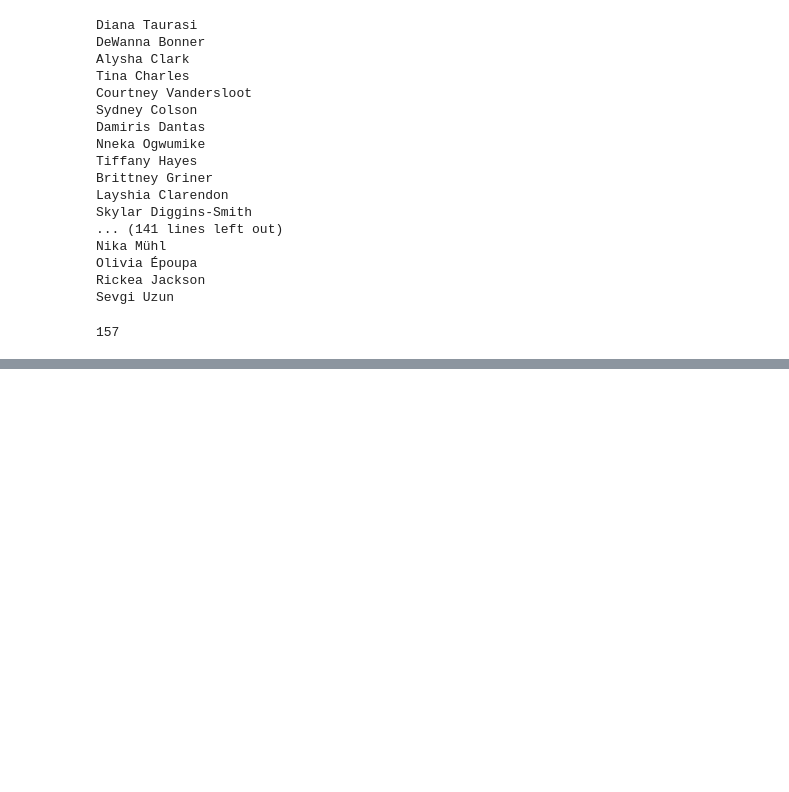
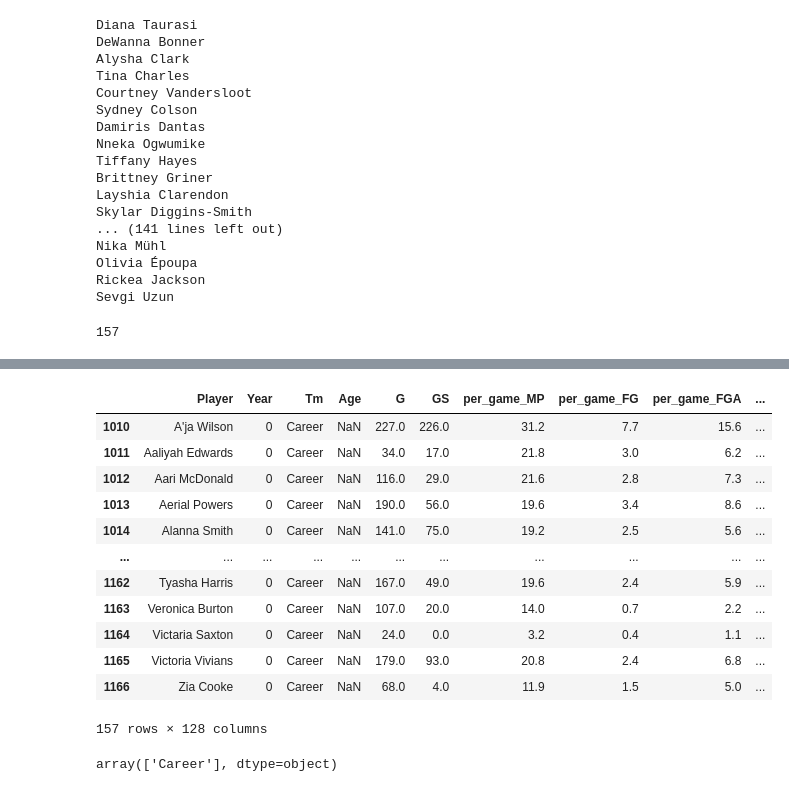
Before and after one commit to colterwood/LHL-final-final-project, a Jupyter notebook: notebooks/player_data.ipynb, the cells around one changed output, grey strips where cells are left out. Cells and saved outputs as stored; diff of their text form; code cells hidden in the pictures; blank space fills up the shorter version.

```diff
--- a/notebooks/player_data.ipynb
+++ b/notebooks/player_data.ipynb
@@ -472,0 +448,3 @@ print(df["Player"].nunique())
+# %%
+# Drop rows where 'G' contains the phrase 'Did Not Play'
+df = df[~df['G'].astype(str).str.contains('Did Not Play', na=False)]
@@ -472,0 +484,17 @@ print(df["Player"].nunique())
+# %%
+# Drop all Unnamed columns now that they're confirmed empty
+df = df.drop(columns=[
+    'per_game_Unnamed: 29',
+    'per_poss_Unnamed: 27',
+    'advanced_Unnamed: 17',
+    'shooting_Unnamed: 7_level_1',
+    'shooting_Unnamed: 14_level_1',
+    'shooting_Unnamed: 21_level_1',
+    'shooting_Unnamed: 24_level_1',
+    'shooting_Unnamed: 27_level_1',
+    'shooting_Unnamed: 30_level_1'
+])
+# %%
+# Check columns and dtypes
+for col, dtype in df.dtypes.items():
+    print(f"{col}: {dtype}")
@@ -472,0 +537,13 @@ print(df["Player"].nunique())
+# %%
+# Columns to exclude from conversion
+exclude = {"Player", "Tm", "per_game_Awards"}
+
+# Loop through and convert if column is not in the exclude list
+for col in df.columns:
+    if df[col].dtype == "object" and col not in exclude:
+        df[col] = pd.to_numeric(df[col], errors="coerce")
+
+# Check for non-numeric
+for col, dtype in df.dtypes.items():
+    if dtype != "float64":
+        print(f"{col}: {dtype}")
@@ -492,0 +660,21 @@ print(df.duplicated().sum())
+# %%
+# Check rows where Age is null
+df[df["Age"].isna()]
+# %% [output]
+|  | Player | Year | Tm | Age | G | GS | per_game_MP | per_game_FG | per_game_FGA | ... |
+| 1010 | A'ja Wilson | 0 | Career | NaN | 227.0 | 226.0 | 31.2 | 7.7 | 15.6 | ... |
+| 1011 | Aaliyah Edwards | 0 | Career | NaN | 34.0 | 17.0 | 21.8 | 3.0 | 6.2 | ... |
+| 1012 | Aari McDonald | 0 | Career | NaN | 116.0 | 29.0 | 21.6 | 2.8 | 7.3 | ... |
+| 1013 | Aerial Powers | 0 | Career | NaN | 190.0 | 56.0 | 19.6 | 3.4 | 8.6 | ... |
+| 1014 | Alanna Smith | 0 | Career | NaN | 141.0 | 75.0 | 19.2 | 2.5 | 5.6 | ... |
+| ... | ... | ... | ... | ... | ... | ... | ... | ... | ... | ... |
+| 1162 | Tyasha Harris | 0 | Career | NaN | 167.0 | 49.0 | 19.6 | 2.4 | 5.9 | ... |
+| 1163 | Veronica Burton | 0 | Career | NaN | 107.0 | 20.0 | 14.0 | 0.7 | 2.2 | ... |
+| 1164 | Victaria Saxton | 0 | Career | NaN | 24.0 | 0.0 | 3.2 | 0.4 | 1.1 | ... |
+| 1165 | Victoria Vivians | 0 | Career | NaN | 179.0 | 93.0 | 20.8 | 2.4 | 6.8 | ... |
+| 1166 | Zia Cooke | 0 | Career | NaN | 68.0 | 4.0 | 11.9 | 1.5 | 5.0 | ... |
+157 rows × 128 columns
+# %%
+df[df["Age"].isna()]["Tm"].unique()
+# %% [output]
+array(['Career'], dtype=object)
```
Also changed, not shown: parts of 66 cells of this notebook.
